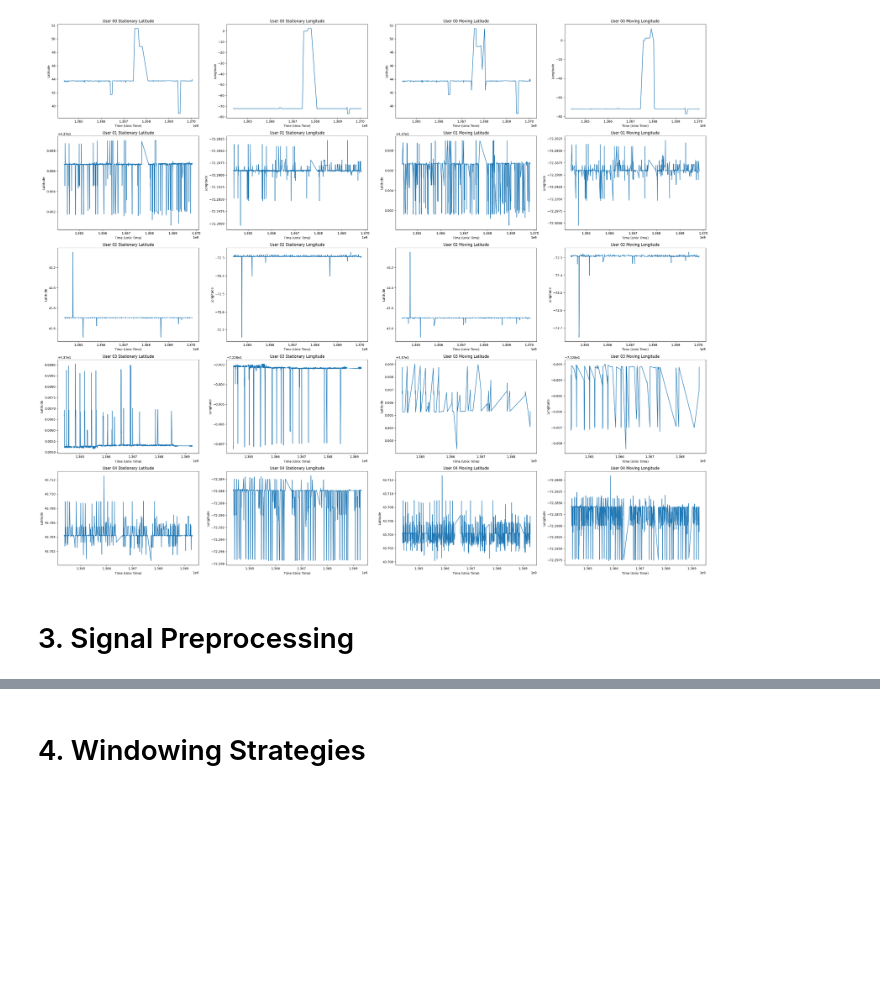
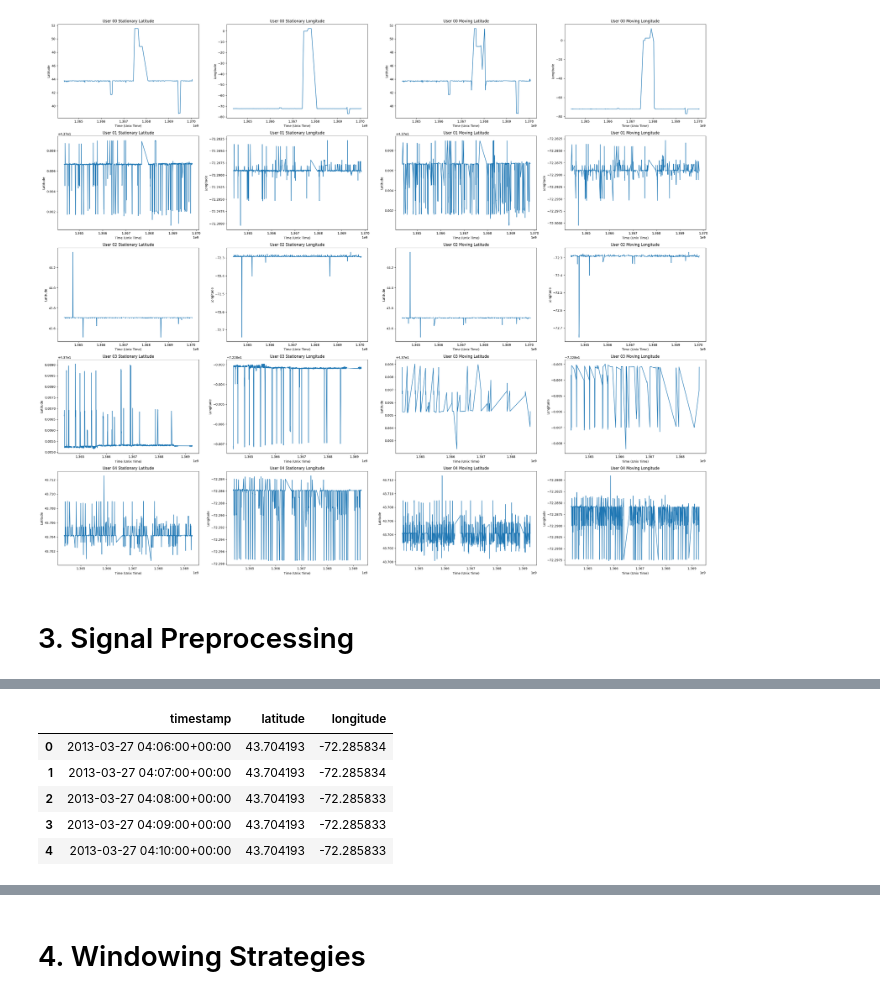
Before and after one commit to Castellanos02/cs286_demo, a Jupyter notebook: demo1.ipynb, the cells around one changed output, grey strips where cells are left out. Drawn from its saved outputs; the diff is of its cells as text; code cells hidden in the pictures; blank space fills up the shorter version.

```diff
--- a/demo1.ipynb
+++ b/demo1.ipynb
@@ -289,0 +230,44 @@ combined_df
+# %%
+src = filtered_df.copy().sort_values("timestamp")
+
+lat_col = "filtered_latitude"  if "filtered_latitude"  in src.columns else "latitude"
+lon_col = "filtered_longitude" if "filtered_longitude" in src.columns else "longitude"
+
+full_idx = pd.date_range(
+    src["timestamp"].min().floor("min"),
+    src["timestamp"].max().ceil("min"),
+    freq="1min", tz="UTC"
+)
+
+dfi = (src[["timestamp", lat_col, lon_col]]
+         .rename(columns={lat_col: "lat_obs", lon_col: "lon_obs"})
+         .set_index("timestamp")
+         .reindex(full_idx))
+
+# gap_min = 10
+# lat_i = dfi["lat_obs"].interpolate(method="time", limit=gap_min, limit_direction="both")
+# lon_i = dfi["lon_obs"].interpolate(method="time", limit=gap_min, limit_direction="both")
+
+# if you want to add back the 10min limit then uncomment the lines above and comment out the two lines below this
+lat_i = dfi["lat_obs"].interpolate(method="time", limit_direction="both")
+lon_i = dfi["lon_obs"].interpolate(method="time", limit_direction="both")
+
+lat_final = dfi["lat_obs"].where(dfi["lat_obs"].notna(), lat_i)
+lon_final = dfi["lon_obs"].where(dfi["lon_obs"].notna(), lon_i)
+
+interploated_df = (pd.DataFrame({
+            "timestamp": full_idx,
+            "latitude":  lat_final,
+            "longitude": lon_final
+          })
+          .reset_index(drop=True))
+
+
+interploated_df.head()
+# %% [output]
+|  | timestamp | latitude | longitude |
+| 0 | 2013-03-27 04:06:00+00:00 | 43.704193 | -72.285834 |
+| 1 | 2013-03-27 04:07:00+00:00 | 43.704193 | -72.285834 |
+| 2 | 2013-03-27 04:08:00+00:00 | 43.704193 | -72.285833 |
+| 3 | 2013-03-27 04:09:00+00:00 | 43.704193 | -72.285833 |
+| 4 | 2013-03-27 04:10:00+00:00 | 43.704193 | -72.285833 |
```
Also changed, not shown: parts of 4 cells of this notebook.
